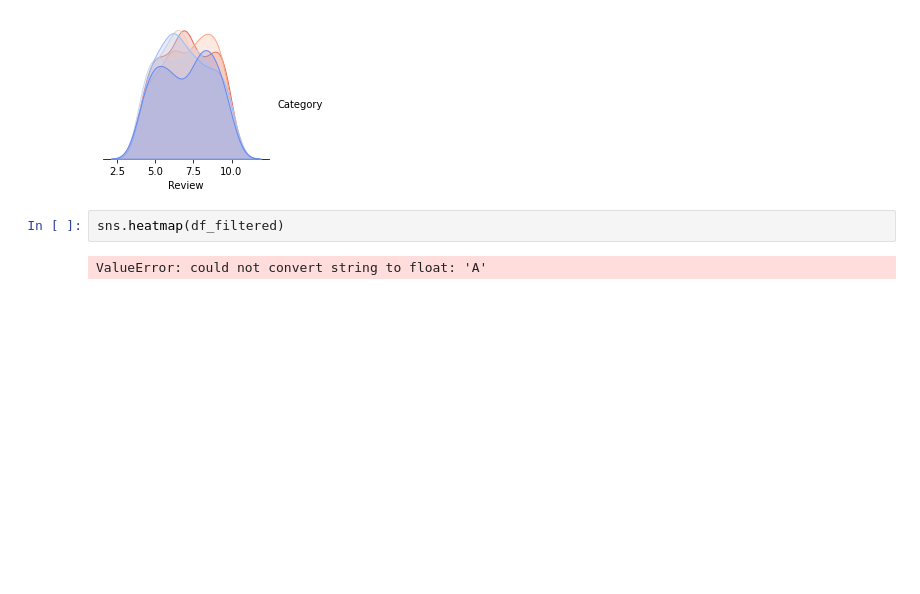
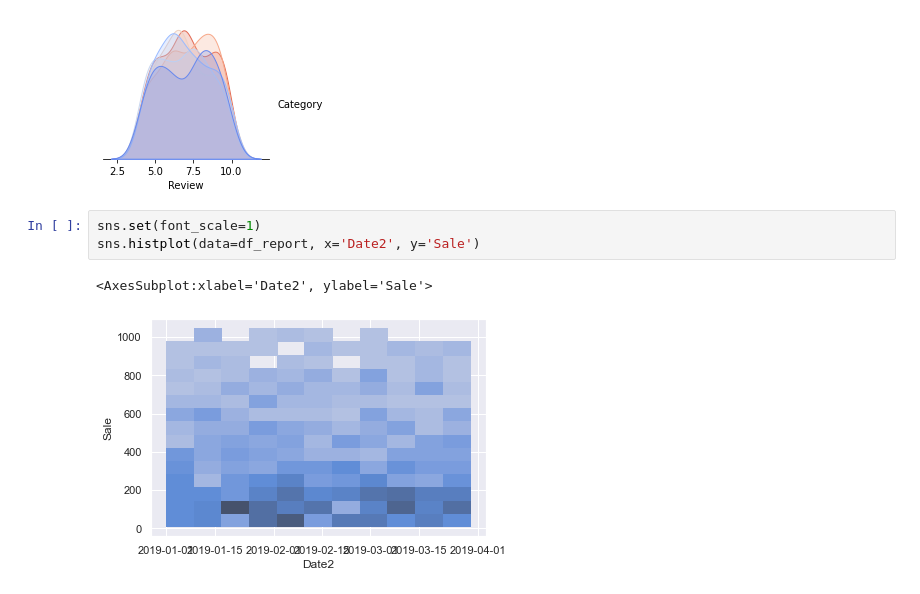
Before and after one commit to edupr/02-Curso-de-Business-Intelligence-Utilidad-y-A-reas-de-Oportunidad, a Jupyter notebook: 14-Dynamic-report.ipynb, the cells around one changed output. Drawn from its saved outputs; the diff is of its cells as text; blank space fills up the shorter version.

Commit message:
Update graph types

```diff
--- a/14-Dynamic-report.ipynb
+++ b/14-Dynamic-report.ipynb
@@ -56,7 +72,9 @@ sns.pairplot(data=df_filtered, hue='Category', palette='coolwarm', corner=True)
 plt.show()
 # %% [output]
 [figure]
-# %%
-sns.heatmap(df_filtered)
-# %% [output]
-ValueError: could not convert string to float: 'A'
+# %%
+sns.set(font_scale=1)
+sns.histplot(data=df_report, x='Date2', y='Sale')
+# %% [output]
+<AxesSubplot:xlabel='Date2', ylabel='Sale'>
+[figure, added]
```
Also changed, not shown: parts of 3 cells of this notebook, 1 other file.
